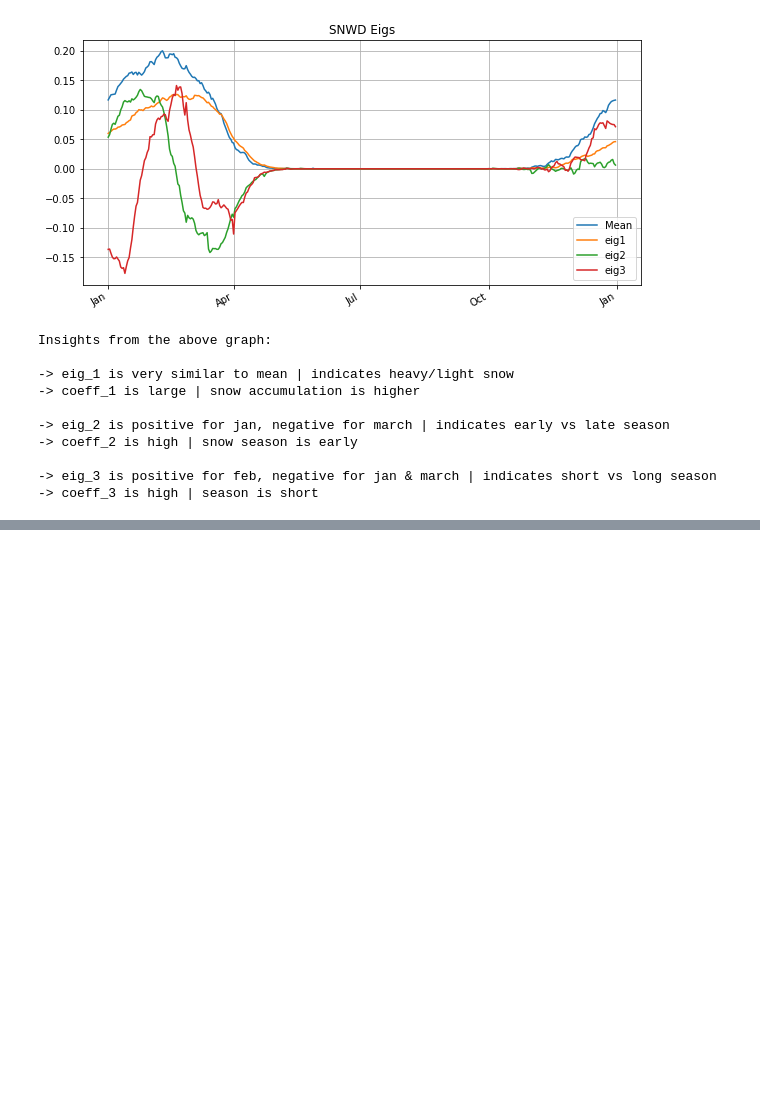
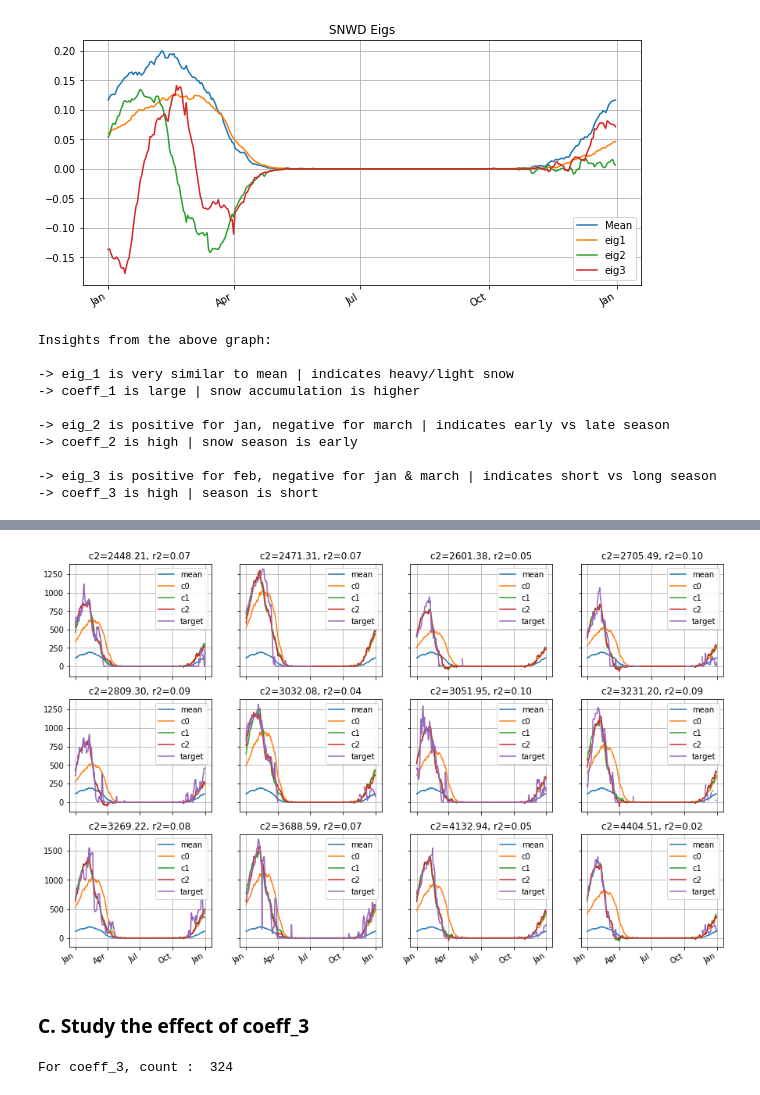
Before and after one commit to himanshu-suman/weather-analysis, a Jupyter notebook: spectral_analysis_of_snow_depth.ipynb, the cells around one changed output, grey strips where cells are left out. Saved outputs shown, nothing was run; the diff lists cells and outputs as text; code cells hidden in the pictures; blank space fills up the shorter version.

```diff
--- a/spectral_analysis_of_snow_depth.ipynb
+++ b/spectral_analysis_of_snow_depth.ipynb
@@ -412,0 +534,16 @@ Insights from the above graph:
+# %%
+# SNWD grid -> positive coeff 2
+
+plot_recon_grid(all_rows[-12:], mean, eig_vec)
+# %% [output]
+[figure, added]
+# %% [markdown]
+### C. Study the effect of coeff_3
+# %%
+joint_df3 = joint_df2.filter(joint_df2.res_3 < 0.1).sort(joint_df2.coeff_3)
+print("For coeff_3, count : ", joint_df3.count())
+
+all_rows = joint_df3.collect()
+rows = all_rows[:12]
+# %% [output]
+For coeff_3, count :  324
```
Also changed, not shown: parts of 22 cells of this notebook.
